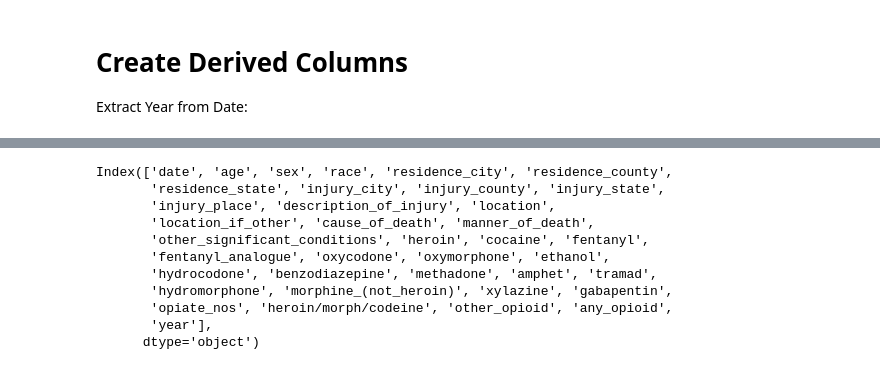
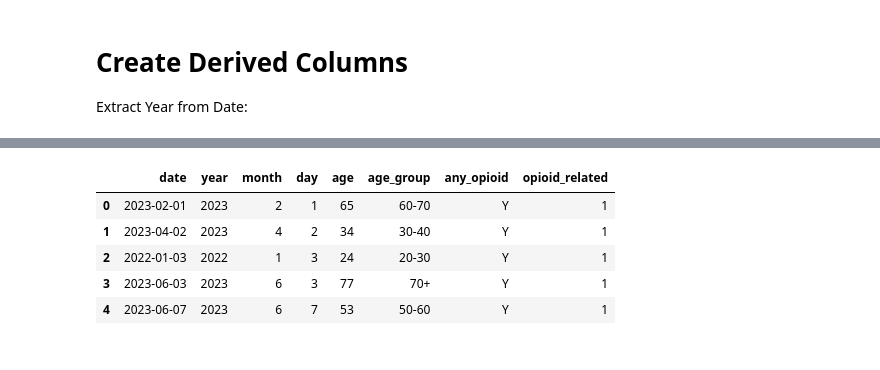
Before and after one commit to athirasureshev-lab/Accidental_Drug_Related_Death, a Jupyter notebook: Python_Final_Project.ipynb, the cells around one changed output, grey strips where cells are left out. Saved outputs shown, nothing was run; the diff lists cells and outputs as text; code cells hidden in the pictures.

```diff
--- a/Python_Final_Project.ipynb
+++ b/Python_Final_Project.ipynb
@@ -106,0 +107,6 @@ df.describe()
+# %%
+# Clean column names
+df.columns = df.columns.str.strip().str.replace(" ", "_").str.lower()
+
+# Check column names
+print(df.columns)
@@ -125,3 +169,6 @@ df[drug_columns].head()
+# %%
+df['sex'] = df['sex'].fillna('unknown')
+df['race'] = df['race'].fillna('unknown')
 # %%
 print("Missing values before:")
 print(df[drug_columns].isnull().sum())
@@ -152,3 +199,9 @@ drug_columns = ['Heroin','Cocaine','Fentanyl','Methadone','Any_Opioid']
 df[drug_columns] = df[drug_columns].fillna(0)
 # %% [markdown]
 ## Remove Duplicate Records
+# %%
+# Check duplicates
+print(df.duplicated().sum())
+
+# Remove duplicates
+df.drop_duplicates(inplace=True)
@@ -250,3 +305,9 @@ df['Year'] = df['Date'].dt.year
 # Create Derived Columns
 
 Extract Year from Date:
+# %%
+# Clean column names
+df.columns = df.columns.str.strip().str.replace(" ", "_").str.lower()
+
+# Check column names
+print(df.columns)
@@ -253,16 +326,32 @@ Extract Year from Date:
 # %%
 df.columns = df.columns.str.strip().str.replace(" ", "_").str.lower()
-
-print(df.columns)
-# %% [output]
-Index(['date', 'age', 'sex', 'race', 'residence_city', 'residence_county',
-       'residence_state', 'injury_city', 'injury_county', 'injury_state',
-       'injury_place', 'description_of_injury', 'location',
-       'location_if_other', 'cause_of_death', 'manner_of_death',
-       'other_significant_conditions', 'heroin', 'cocaine', 'fentanyl',
-       'fentanyl_analogue', 'oxycodone', 'oxymorphone', 'ethanol',
-       'hydrocodone', 'benzodiazepine', 'methadone', 'amphet', 'tramad',
-       'hydromorphone', 'morphine_(not_heroin)', 'xylazine', 'gabapentin',
-       'opiate_nos', 'heroin/morph/codeine', 'other_opioid', 'any_opioid',
-       'year'],
-      dtype='object')
+# %%
+# Convert date column
+df['date'] = pd.to_datetime(df['date'], errors='coerce')
+
+# Create derived columns
+df['year'] = df['date'].dt.year
+df['month'] = df['date'].dt.month
+df['day'] = df['date'].dt.day
+
+# Create age group
+df['age_group'] = pd.cut(
+    df['age'],
+    bins=[0,20,30,40,50,60,70,100],
+    labels=['<20','20-30','30-40','40-50','50-60','60-70','70+']
+)
+
+# Opioid flag
+df['opioid_related'] = df['any_opioid'].fillna('').apply(
+    lambda x: 1 if str(x).strip().upper() == 'Y' else 0
+)
+
+# Check result
+df[['date','year','month','day','age','age_group','any_opioid','opioid_related']].head()
+# %% [output]
+|  | date | year | month | day | age | age_group | any_opioid | opioid_related |
+| 0 | 2023-02-01 | 2023 | 2 | 1 | 65 | 60-70 | Y | 1 |
+| 1 | 2023-04-02 | 2023 | 4 | 2 | 34 | 30-40 | Y | 1 |
+| 2 | 2022-01-03 | 2022 | 1 | 3 | 24 | 20-30 | Y | 1 |
+| 3 | 2023-06-03 | 2023 | 6 | 3 | 77 | 70+ | Y | 1 |
+| 4 | 2023-06-07 | 2023 | 6 | 7 | 53 | 50-60 | Y | 1 |
```
Also changed, not shown: parts of 7 cells of this notebook.
